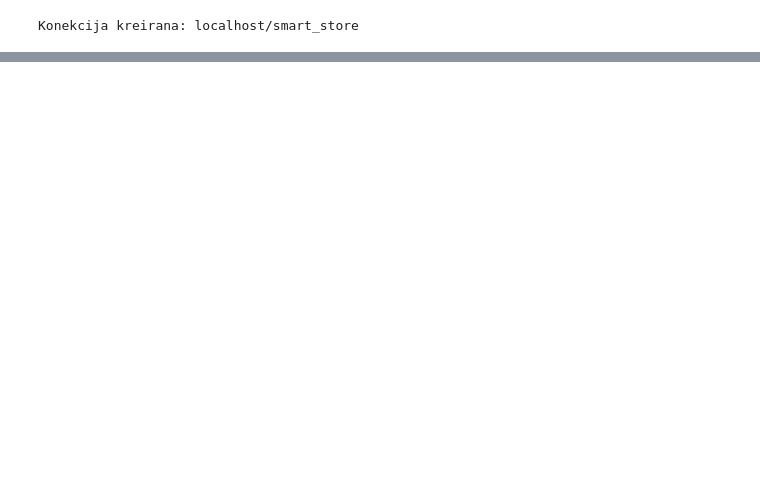
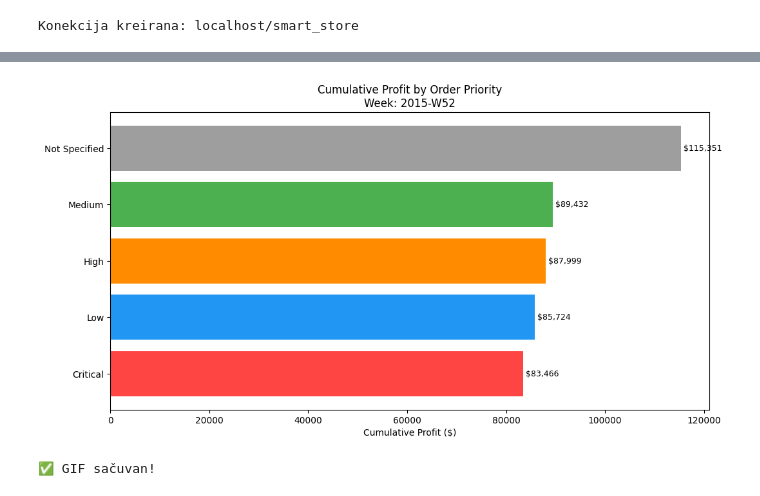
Before and after one commit to BogdanStankovic1/smart_store_project, a Jupyter notebook: 04_extra_tasks.ipynb, the cells around one changed output, grey strips where cells are left out. Cells and saved outputs as stored; diff of their text form; code cells hidden in the pictures; blank space fills up the shorter version.

```diff
--- a/04_extra_tasks.ipynb
+++ b/04_extra_tasks.ipynb
@@ -33,0 +102,37 @@ plt.show()
+# %%
+fig2, ax2 = plt.subplots(figsize=(12, 6))
+
+colors = {
+    'Critical': '#FF4444',
+    'High': '#FF8C00',
+    'Medium': '#4CAF50',
+    'Low': '#2196F3',
+    'Not Specified': '#9E9E9E'
+}
+
+def animate_priority(i):
+    ax2.clear()
+    week = pivot_priority_cumsum.index[i]
+    data = pivot_priority_cumsum.iloc[i].sort_values(ascending=True)
+
+    bar_colors = [colors.get(p, '#9E9E9E') for p in data.index]
+
+    ax2.barh(data.index, data.values, color=bar_colors)
+    ax2.set_title(f'Cumulative Profit by Order Priority\nWeek: {week}')
+    ax2.set_xlabel('Cumulative Profit ($)')
+
+    for j, val in enumerate(data.values):
+        ax2.text(val, j, f' ${val:,.0f}', va='center', fontsize=9)
+
+ani_priority = animation.FuncAnimation(
+    fig2, animate_priority,
+    frames=len(pivot_priority_cumsum),
+    interval=200
+)
+
+ani_priority.save('exports/priority_profit_race.gif', writer='pillow', fps=5)
+plt.show()
+print("✅ GIF sačuvan!")
+# %% [output]
+[figure, added]
+✅ GIF sačuvan!
```
Also changed, not shown: parts of 3 cells of this notebook, 5 other files.
